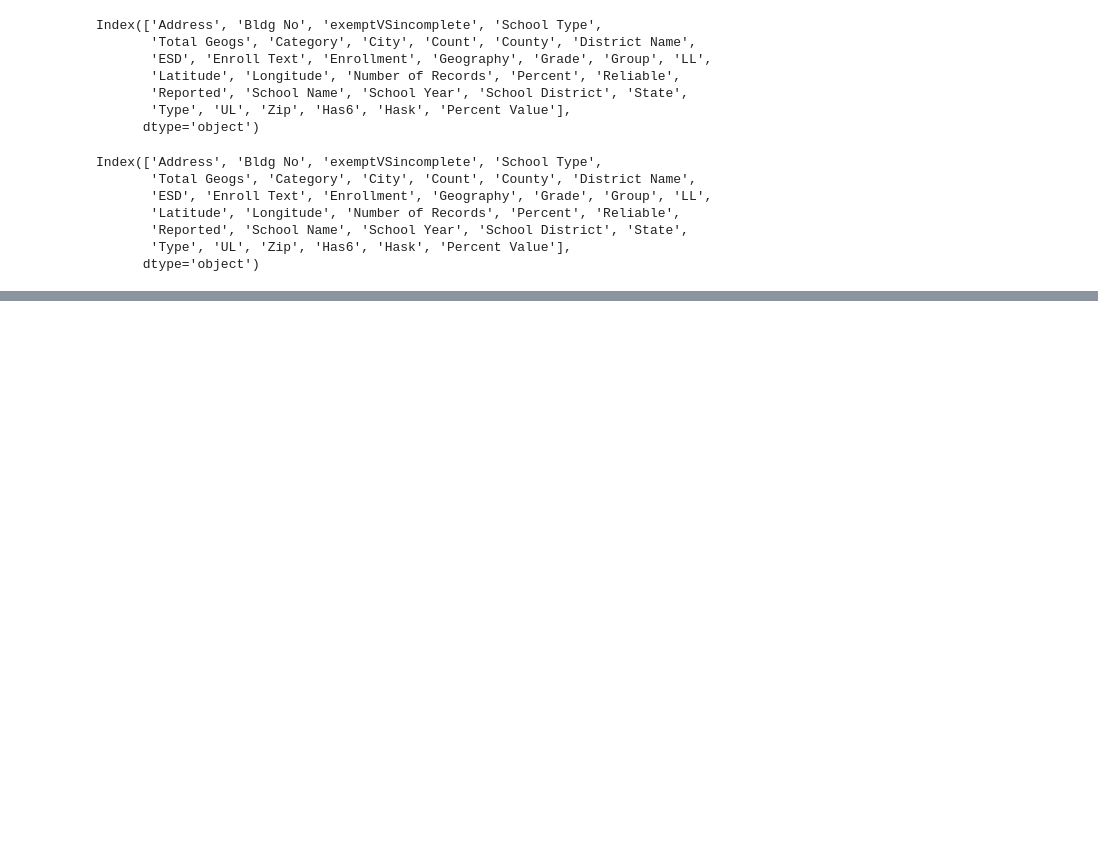
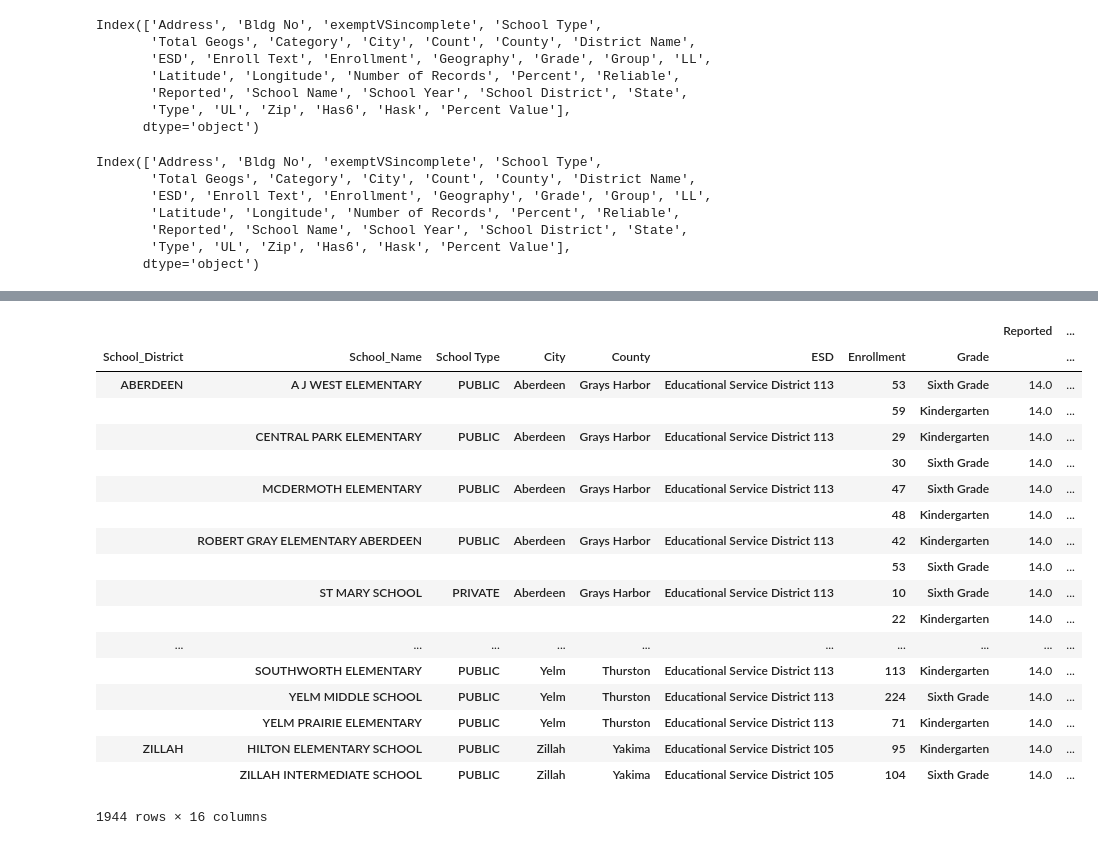
Before and after one commit to frischmuth/Washington-Immunization-Rates, a Jupyter notebook: Immunization IDE.ipynb, the cells around one changed output, grey strips where cells are left out. Saved outputs shown, nothing was run; the diff lists cells and outputs as text; code cells hidden in the pictures; blank space fills up the shorter version.

Commit message:
begin statistical, advance on importing second immunization dataset

```diff
--- a/Immunization IDE.ipynb
+++ b/Immunization IDE.ipynb
@@ -497,0 +428,24 @@ KeyError: "['Percent Medical', 'Percent Complete', 'Percent Hepatitus B', 'Perce
+# %%
+bbb = create_columns('data/K_and_6_Immunization_2017-8.csv')
+# %%
+bbb
+# %% [output]
+|  |  |  |  |  |  |  |  | Reported | ... |
+| School_District | School_Name | School Type | City | County | ESD | Enrollment | Grade |  | ... |
+| ABERDEEN | A J WEST ELEMENTARY | PUBLIC | Aberdeen | Grays Harbor | Educational Service District 113 | 53 | Sixth Grade | 14.0 | ... |
+|  |  |  |  |  |  | 59 | Kindergarten | 14.0 | ... |
+|  | CENTRAL PARK ELEMENTARY | PUBLIC | Aberdeen | Grays Harbor | Educational Service District 113 | 29 | Kindergarten | 14.0 | ... |
+|  |  |  |  |  |  | 30 | Sixth Grade | 14.0 | ... |
+|  | MCDERMOTH ELEMENTARY | PUBLIC | Aberdeen | Grays Harbor | Educational Service District 113 | 47 | Sixth Grade | 14.0 | ... |
+|  |  |  |  |  |  | 48 | Kindergarten | 14.0 | ... |
+|  | ROBERT GRAY ELEMENTARY ABERDEEN | PUBLIC | Aberdeen | Grays Harbor | Educational Service District 113 | 42 | Kindergarten | 14.0 | ... |
+|  |  |  |  |  |  | 53 | Sixth Grade | 14.0 | ... |
+|  | ST MARY SCHOOL | PRIVATE | Aberdeen | Grays Harbor | Educational Service District 113 | 10 | Sixth Grade | 14.0 | ... |
+|  |  |  |  |  |  | 22 | Kindergarten | 14.0 | ... |
+| ... | ... | ... | ... | ... | ... | ... | ... | ... | ... |
+|  | SOUTHWORTH ELEMENTARY | PUBLIC | Yelm | Thurston | Educational Service District 113 | 113 | Kindergarten | 14.0 | ... |
+|  | YELM MIDDLE SCHOOL | PUBLIC | Yelm | Thurston | Educational Service District 113 | 224 | Sixth Grade | 14.0 | ... |
+|  | YELM PRAIRIE ELEMENTARY | PUBLIC | Yelm | Thurston | Educational Service District 113 | 71 | Kindergarten | 14.0 | ... |
+| ZILLAH | HILTON ELEMENTARY SCHOOL | PUBLIC | Zillah | Yakima | Educational Service District 105 | 95 | Kindergarten | 14.0 | ... |
+|  | ZILLAH INTERMEDIATE SCHOOL | PUBLIC | Zillah | Yakima | Educational Service District 105 | 104 | Sixth Grade | 14.0 | ... |
+1944 rows × 16 columns
```
Also changed, not shown: parts of 22 cells of this notebook, 1 other file.
